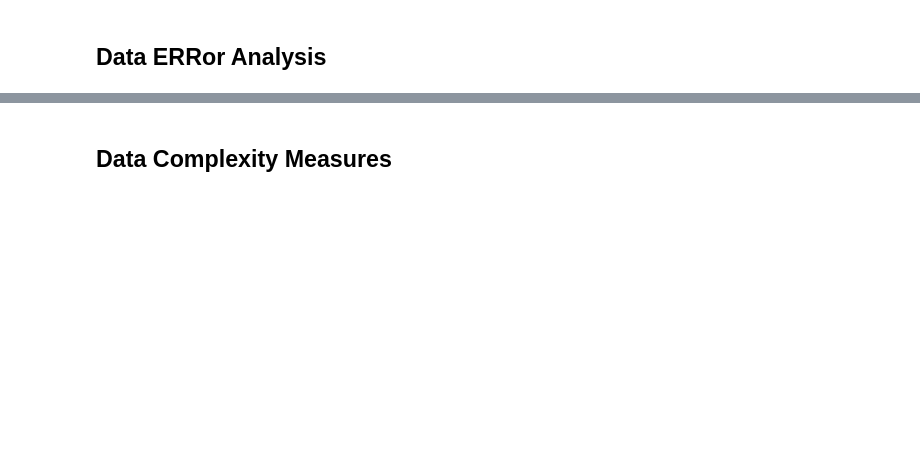
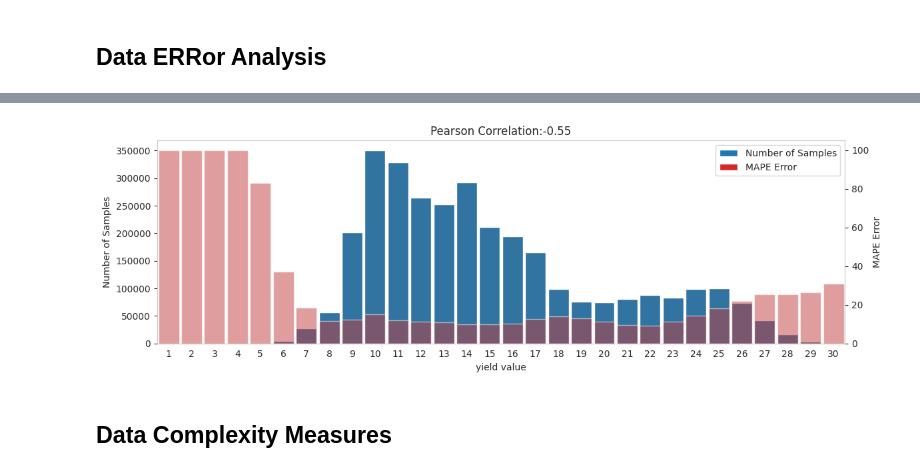
Before and after one commit to plant-ai-biophysics-lab/imbalance_deep_regression_yield_forecasting, a Jupyter notebook: EDA/EDA.ipynb, the cells around one changed output, grey strips where cells are left out. Cells and saved outputs as stored; diff of their text form; code cells hidden in the pictures; blank space fills up the shorter version.

```diff
--- a/EDA/EDA.ipynb
+++ b/EDA/EDA.ipynb
@@ -152,2 +142,6 @@ _ = utils.vineyard_data_visulization(block_full_dict, cultivar = cultivars).all_
+# %%
+_ = utils.Erroe_hist_visulization_V2(S3_test_df_10m)
+# %% [output]
+[figure, added]
 # %% [markdown]
 ## Data Complexity Measures
```
Also changed, not shown: parts of 12 cells of this notebook, 1 other file.
